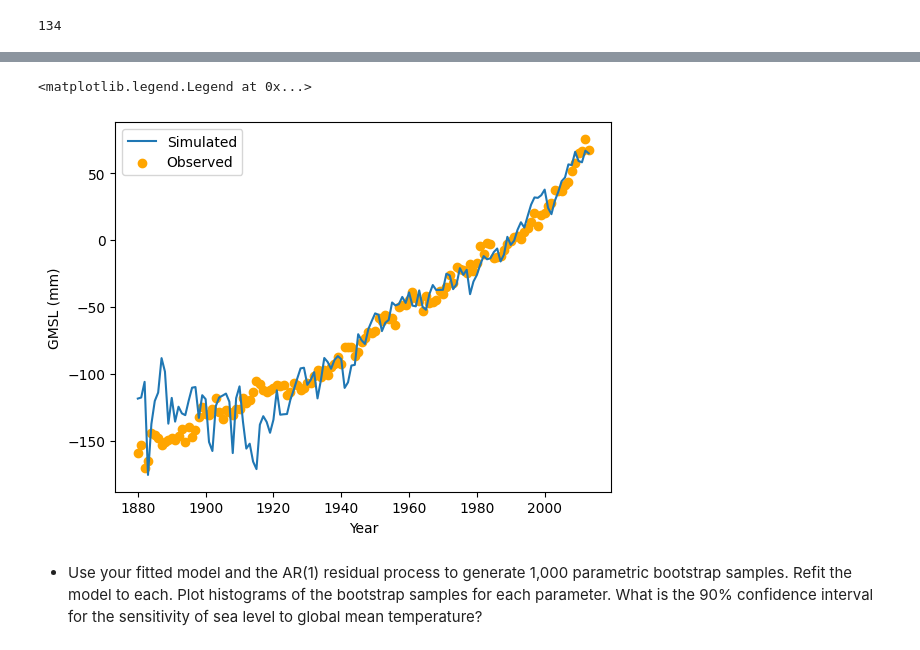
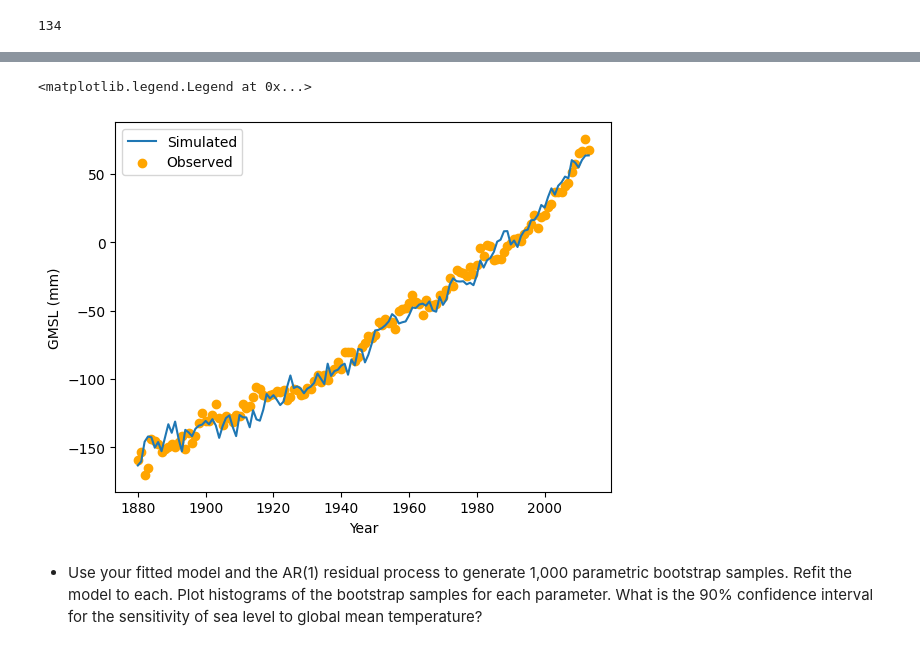
Before and after one commit to BEE4850-SP25/hw04-FenyaB, a Jupyter notebook: hw04.ipynb, the cells around one changed output, grey strips where cells are left out. Saved outputs shown, nothing was run; the diff lists cells and outputs as text; code cells hidden in the pictures.

```diff
--- a/hw04.ipynb
+++ b/hw04.ipynb
@@ -349,22 +425,0 @@ np.float64(0.5350645027323772)
-# %%
-np.random.seed(42)
-n = 1
-# get iid and AR residuals from relevant processes
-# residuals_iid = np.stack([np.random.normal(0, np.sqrt(temp_sd[i]**2 + θ_iid[-1]**2), n) for i in range(len(temp_sd))], axis=0)
-residuals_ar2 = np.zeros((len(gmsl_error), n))
-for t in range(len(gmsl_error)):
-    if t == 0:
-        residuals_ar2[t, :] = np.random.normal(0, np.sqrt(θ_ar[-2]**2 / (1 - θ_ar[-1]**2) + gmsl_error.values[0]**2), n)
-    else:
-        residuals_ar2[t, :] = θ_ar[-1] * residuals_ar2[t-1, :] + np.random.normal(0, np.sqrt(θ_ar[-2]**2 + gmsl_error.values[t]**2), n)
-# %%
-np.random.seed(42)
-n = 1
-# get iid and AR residuals from relevant processes
-# residuals_iid = np.stack([np.random.normal(0, np.sqrt(temp_sd[i]**2 + θ_iid[-1]**2), n) for i in range(len(temp_sd))], axis=0)
-residuals_ar = np.zeros((len(gmsl_error), n))
-for t in range(len(gmsl_error)):
-    if t == 0:
-        residuals_ar[t, :] = np.random.normal(0, np.sqrt(θ_ar[4]**2 / (1 - θ_ar[5]**2) + gmsl_error.values[0]**2), n)
-    else:
-        residuals_ar[t, :] = θ_ar[5] * residuals_ar[t-1, :] + np.random.normal(0, np.sqrt(θ_ar[4]**2 + gmsl_error.values[t]**2), n)
@@ -380,10 +425,0 @@ plt.savefig('residuals_plot.png')
-# %%
-n = 1
-# get iid and AR residuals from relevant processes
-# residuals_iid = np.stack([np.random.normal(0, np.sqrt(temp_sd[i]**2 + θ_iid[-1]**2), n) for i in range(len(temp_sd))], axis=0)
-residuals_ar = np.zeros((len(gmsl_error), n))
-for t in range(len(gmsl_error)):
-    if t == 0:
-        residuals_ar[t, :] = np.random.normal(0, np.sqrt(θ_ar[-2]**2 / (1 - θ_ar[-1]**2) + gmsl_error.values[0]**2), n)
-    else:
-        residuals_ar[t, :] = θ_ar[-1] * residuals_ar[t-1, :] + np.random.normal(0, np.sqrt(θ_ar[-2]**2 + gmsl_error.values[t]**2), n)
@@ -391,22 +430,22 @@ for t in range(len(gmsl_error)):
 n = 1000
 # get iid and AR residuals from relevant processes
 # residuals_iid = np.stack([np.random.normal(0, np.sqrt(temp_sd[i]**2 + θ_iid[-1]**2), n) for i in range(len(temp_sd))], axis=0)
-residuals_ar = np.zeros((len(gmsl_error), n))
-for t in range(len(gmsl_error)):
+residuals_ar = np.zeros((len(gmsl_data), n))
+for t in range(len(gmsl_data)):
     if t == 0:
-        residuals_ar[t, :] = np.random.normal(0, np.sqrt(θ_ar[-2]**2 / (1 - θ_ar[-1]**2) + gmsl_error.values[0]**2), n)
+        residuals_ar[t, :] = np.random.normal(0, np.sqrt(θ_ar[-2]**2 / (1 - θ_ar[-1]**2)), n)
     else:
-        residuals_ar[t, :] = θ_ar[-1] * residuals_ar[t-1, :] + np.random.normal(0, np.sqrt(θ_ar[-2]**2 + gmsl_error.values[t]**2), n)
+        residuals_ar[t, :] = θ_ar[-1] * residuals_ar[t-1, :] + np.random.normal(0, np.sqrt(θ_ar[-2]**2), n)
 # %%
-(sim_out+ residuals_ar[:,14]).plot()
+(sim_out+ residuals_ar[:,1]).plot()
 # sim_out.plot()
 plt.scatter(gmsa_data['GMSL (mm)'].index, gmsa_data['GMSL (mm)'].values, color = 'orange')
 plt.xlabel('Year')
 plt.ylabel('GMSL (mm)')
 plt.legend(['Simulated', 'Observed'])
 # %% [output]
 <matplotlib.legend.Legend at 0x...>
-[figure, old version]
+[figure, new version]
 # %% [markdown]
 -   Use your fitted model and the AR(1) residual process to generate
     1,000 parametric bootstrap samples. Refit the model to each. Plot
```
Also changed, not shown: parts of 101 cells of this notebook.
